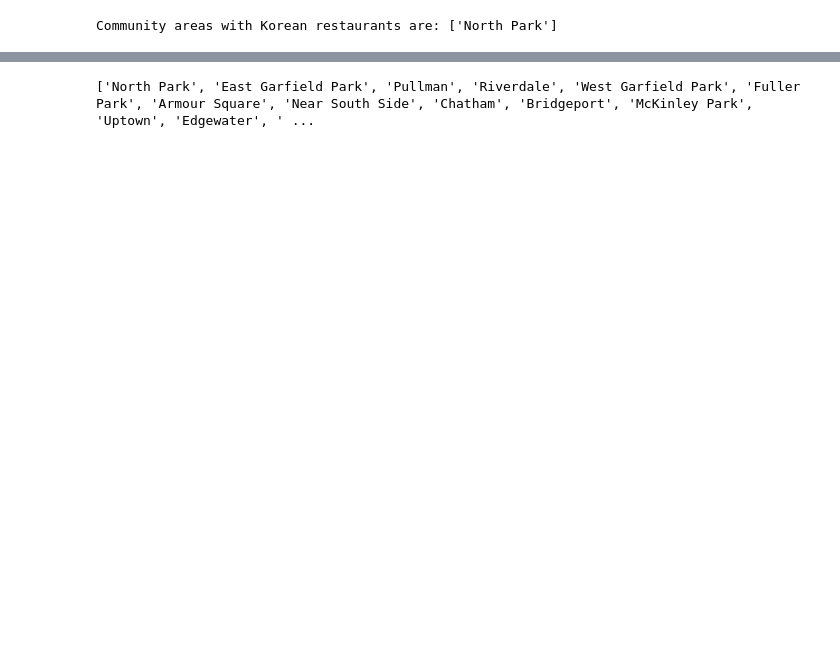
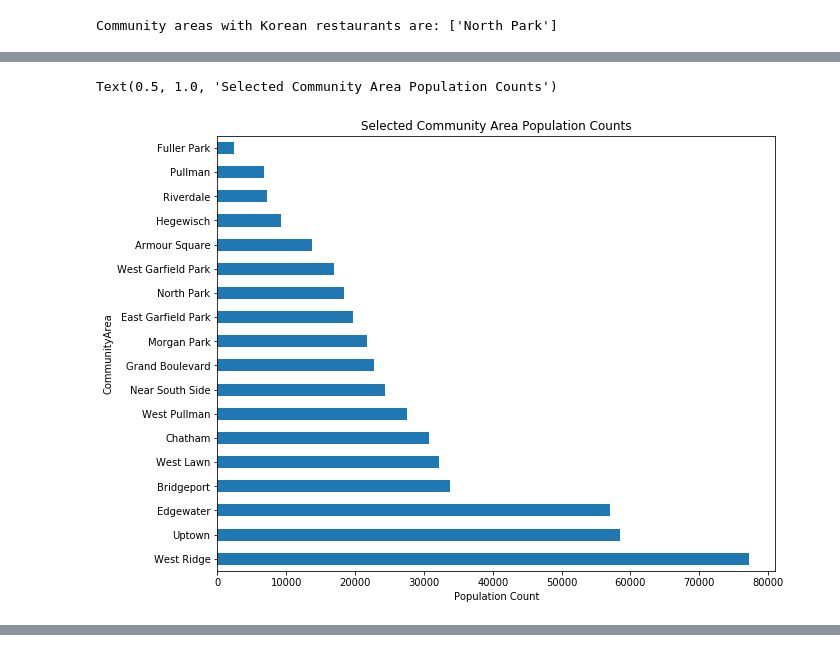
Before and after one commit to sjlim-hub/coursera_capstone_project, a Jupyter notebook: Capstone Project.ipynb, the cells around one changed output, grey strips where cells are left out. Saved outputs shown, nothing was run; the diff lists cells and outputs as text; code cells hidden in the pictures; blank space fills up the shorter version.

```diff
--- a/Capstone Project.ipynb
+++ b/Capstone Project.ipynb
@@ -1170 +1331,10 @@ chicago_final.sort_values(by=['Population'], ascending=False)
+# %%
+#Let's view the bar graph of the candidates
+df_candidates_ordered2 = df_candidates_ordered.set_index('CommunityArea')
+ax_final = df_candidates_ordered2['Population'].plot.barh(rot=0, figsize=(10,8))
+ax_final.set_xlabel("Population Count")
+ax_final.set_title("Selected Community Area Population Counts")
+# %% [output]
+Text(0.5, 1.0, 'Selected Community Area Population Counts')
+[figure, added]
 # %%
@@ -1190,10 +1355,2 @@ cluster_map
 # %% [output]
 [interactive output not drawn]
-# %%
-#Check our candidates list
-print(candidates_list)
-
-#Create a list without duplicates if needed
-candidates_list_final = list(dict.fromkeys(candidates_list))
-# %% [output]
-['North Park', 'East Garfield Park', 'Pullman', 'Riverdale', 'West Garfield Park', 'Fuller Park', 'Armour Square', 'Near South Side', 'Chatham', 'Bridgeport', 'McKinley Park', 'Uptown', 'Edgewater', ' ...
```
Also changed, not shown: parts of 98 cells of this notebook.
